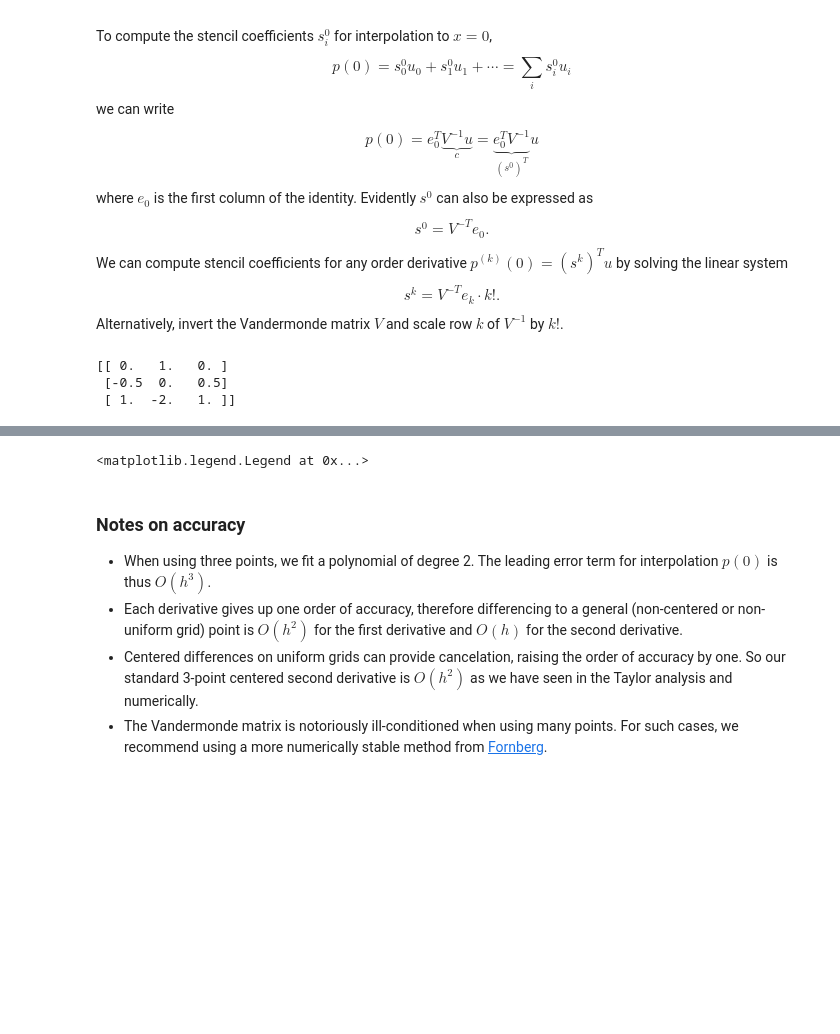
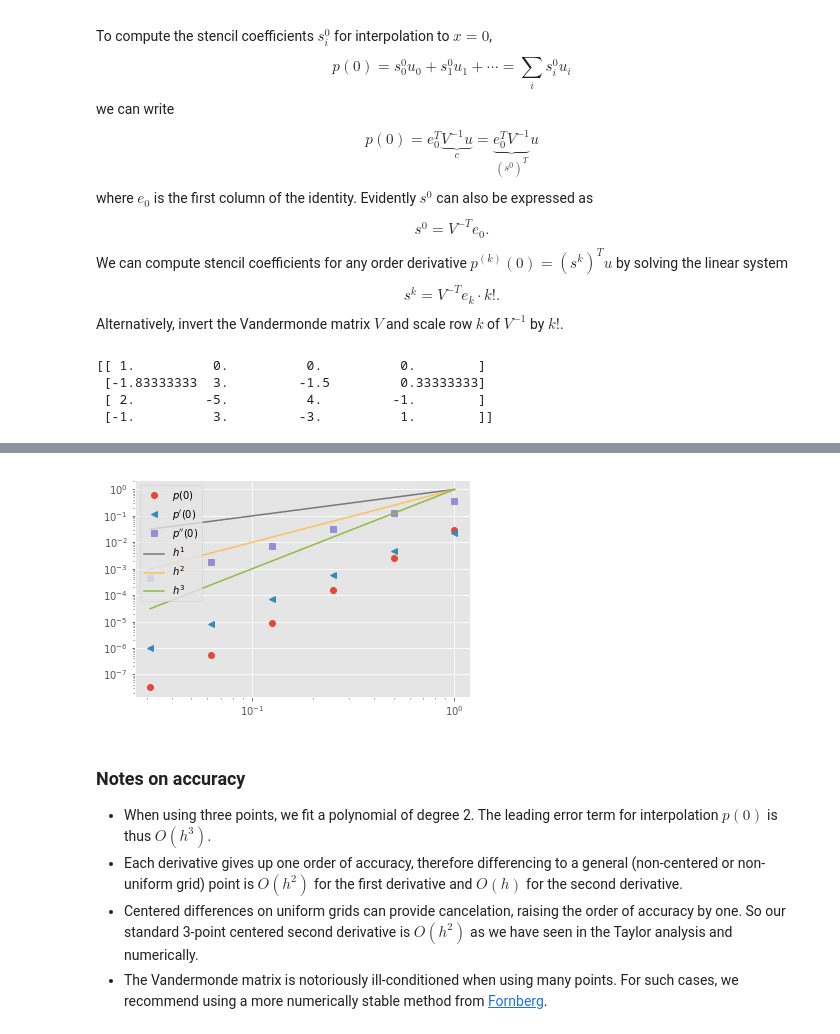
Before and after one commit to cu-numpde/numpde-fall2017, a Jupyter notebook: FDHighOrder.ipynb, the cells around one changed output, grey strips where cells are left out. Drawn from its saved outputs; the diff is of its cells as text; code cells hidden in the pictures; blank space fills up the shorter version.

```diff
--- a/FDHighOrder.ipynb
+++ b/FDHighOrder.ipynb
@@ -76,7 +73,7 @@ def fdstencil(z, x):
     scaling = numpy.array([numpy.math.factorial(i) for i in range(len(x))])
     return (numpy.linalg.inv(V).T * scaling).T
 
-x = numpy.linspace(-1,1,3)
+x = numpy.linspace(0,3,4)
 S = fdstencil(0, x)
 print(S)
 
@@ -88,14 +85,14 @@ for i,h in enumerate(hs):
     u = numpy.sin(1+x*h)
     errors[:,i] = S[:3].dot(u) - numpy.array([numpy.sin(z), numpy.cos(z), -numpy.sin(z)])
 
-pyplot.figure()
 pyplot.loglog(hs, numpy.abs(errors[0]), 'o', label="$p(0)$")
 pyplot.loglog(hs, numpy.abs(errors[1]), '<', label="$p'(0)$")
 pyplot.loglog(hs, numpy.abs(errors[2]), 's', label="$p''(0)$")
 for k in (1,2,3):
     pyplot.loglog(hs, hs**k, label='$h^{%d}$' % k)
-pyplot.legend(loc='upper left')
+pyplot.legend(loc='upper left');
 # %% [output]
-[[ 0.   1.   0. ]
- [-0.5  0.   0.5]
- [ 1.  -2.   1. ]]
+[[ 1.          0.          0.          0.        ]
+ [-1.83333333  3.         -1.5         0.33333333]
+ [ 2.         -5.          4.         -1.        ]
+ [-1.          3.         -3.          1.        ]]
@@ -104,4 +99,4 @@ pyplot.legend(loc='upper left')
-<matplotlib.legend.Legend at 0x...>
+[figure, added]
 # %% [markdown]
 ### Notes on accuracy
 
```
Also changed, not shown: parts of 23 cells of this notebook.
